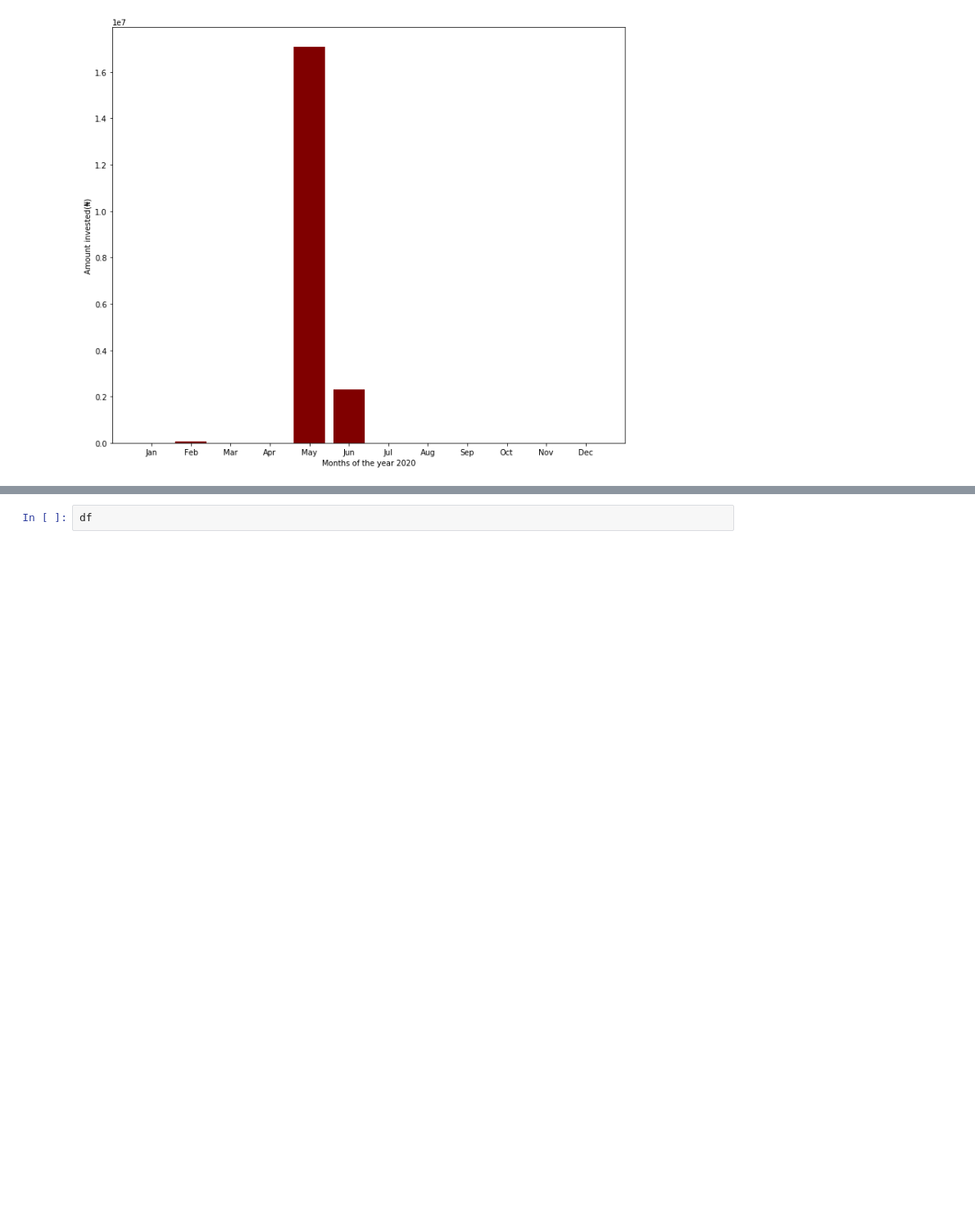
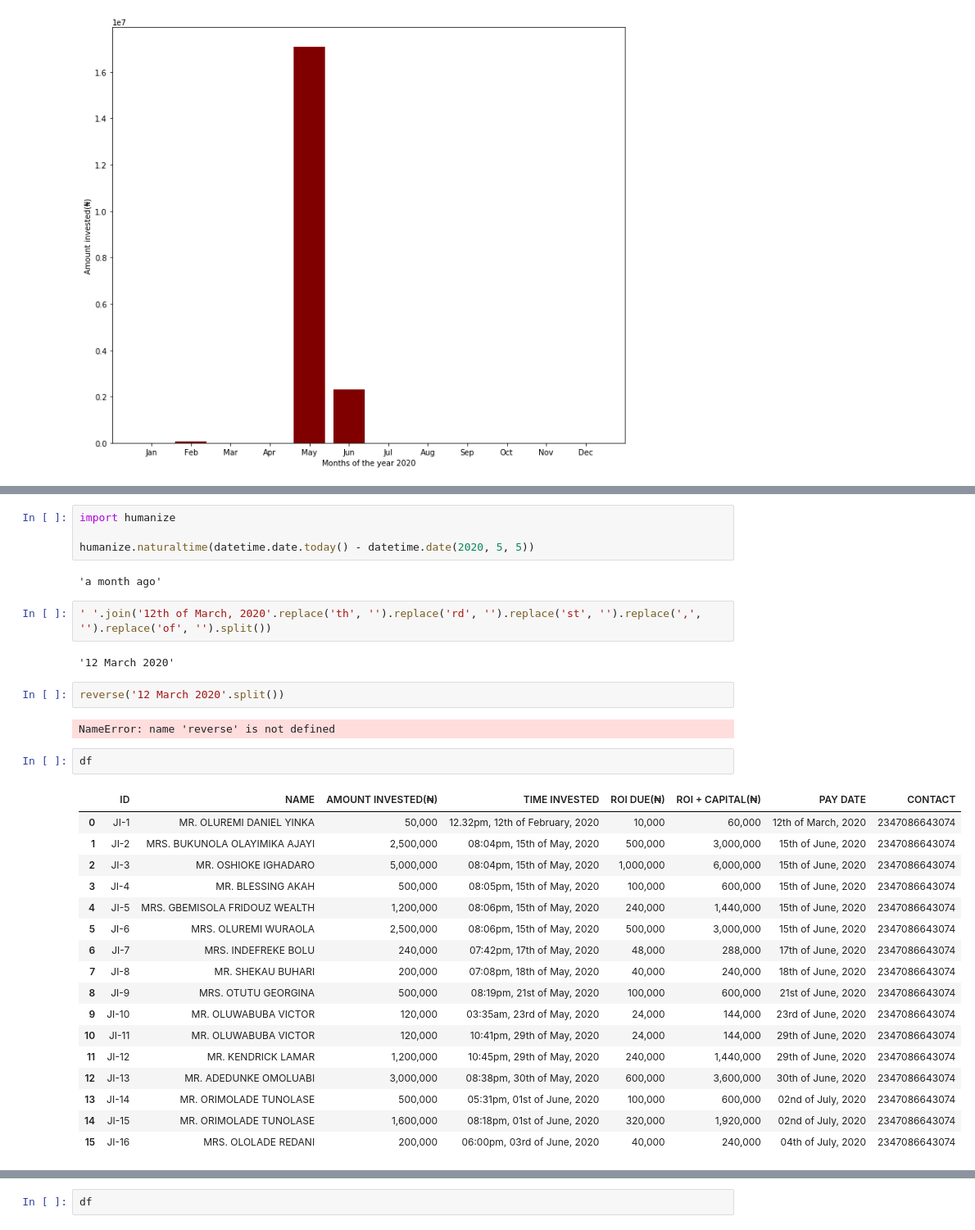
Before and after one commit to daniel-py/whatsapp_bot, a Jupyter notebook: Investment_project.ipynb, the cells around one changed output, grey strips where cells are left out. Shown: that part at 82% size. Drawn from its saved outputs; the diff is of its cells as text; blank space fills up the shorter version.

```diff
--- a/Investment_project.ipynb
+++ b/Investment_project.ipynb
@@ -324,0 +404,34 @@ int('03')
+# %%
+import humanize
+
+humanize.naturaltime(datetime.date.today() - datetime.date(2020, 5, 5))
+# %% [output]
+'a month ago'
+# %%
+' '.join('12th of March, 2020'.replace('th', '').replace('rd', '').replace('st', '').replace(',', '').replace('of', '').split())
+# %% [output]
+'12 March 2020'
+# %%
+reverse('12 March 2020'.split())
+# %% [output]
+NameError: name 'reverse' is not defined
+# %%
+df
+# %% [output]
+|  | ID | NAME | AMOUNT INVESTED(₦) | TIME INVESTED | ROI DUE(₦) | ROI + CAPITAL(₦) | PAY DATE | CONTACT |
+| 0 | JI-1 | MR. OLUREMI DANIEL YINKA | 50,000 | 12.32pm, 12th of February, 2020 | 10,000 | 60,000 | 12th of March, 2020 | 2347086643074 |
+| 1 | JI-2 | MRS. BUKUNOLA OLAYIMIKA AJAYI | 2,500,000 | 08:04pm, 15th of May, 2020 | 500,000 | 3,000,000 | 15th of June, 2020 | 2347086643074 |
+| 2 | JI-3 | MR. OSHIOKE IGHADARO | 5,000,000 | 08:04pm, 15th of May, 2020 | 1,000,000 | 6,000,000 | 15th of June, 2020 | 2347086643074 |
+| 3 | JI-4 | MR. BLESSING AKAH | 500,000 | 08:05pm, 15th of May, 2020 | 100,000 | 600,000 | 15th of June, 2020 | 2347086643074 |
+| 4 | JI-5 | MRS. GBEMISOLA FRIDOUZ WEALTH | 1,200,000 | 08:06pm, 15th of May, 2020 | 240,000 | 1,440,000 | 15th of June, 2020 | 2347086643074 |
+| 5 | JI-6 | MRS. OLUREMI WURAOLA | 2,500,000 | 08:06pm, 15th of May, 2020 | 500,000 | 3,000,000 | 15th of June, 2020 | 2347086643074 |
+| 6 | JI-7 | MRS. INDEFREKE BOLU | 240,000 | 07:42pm, 17th of May, 2020 | 48,000 | 288,000 | 17th of June, 2020 | 2347086643074 |
+| 7 | JI-8 | MR. SHEKAU BUHARI | 200,000 | 07:08pm, 18th of May, 2020 | 40,000 | 240,000 | 18th of June, 2020 | 2347086643074 |
+| 8 | JI-9 | MRS. OTUTU GEORGINA | 500,000 | 08:19pm, 21st of May, 2020 | 100,000 | 600,000 | 21st of June, 2020 | 2347086643074 |
+| 9 | JI-10 | MR. OLUWABUBA VICTOR | 120,000 | 03:35am, 23rd of May, 2020 | 24,000 | 144,000 | 23rd of June, 2020 | 2347086643074 |
+| 10 | JI-11 | MR. OLUWABUBA VICTOR | 120,000 | 10:41pm, 29th of May, 2020 | 24,000 | 144,000 | 29th of June, 2020 | 2347086643074 |
+| 11 | JI-12 | MR. KENDRICK LAMAR | 1,200,000 | 10:45pm, 29th of May, 2020 | 240,000 | 1,440,000 | 29th of June, 2020 | 2347086643074 |
+| 12 | JI-13 | MR. ADEDUNKE OMOLUABI | 3,000,000 | 08:38pm, 30th of May, 2020 | 600,000 | 3,600,000 | 30th of June, 2020 | 2347086643074 |
+| 13 | JI-14 | MR. ORIMOLADE TUNOLASE | 500,000 | 05:31pm, 01st of June, 2020 | 100,000 | 600,000 | 02nd of July, 2020 | 2347086643074 |
+| 14 | JI-15 | MR. ORIMOLADE TUNOLASE | 1,600,000 | 08:18pm, 01st of June, 2020 | 320,000 | 1,920,000 | 02nd of July, 2020 | 2347086643074 |
+| 15 | JI-16 | MRS. OLOLADE REDANI | 200,000 | 06:00pm, 03rd of June, 2020 | 40,000 | 240,000 | 04th of July, 2020 | 2347086643074 |
```
Also changed, not shown: parts of 6 cells of this notebook, 7 other files.
